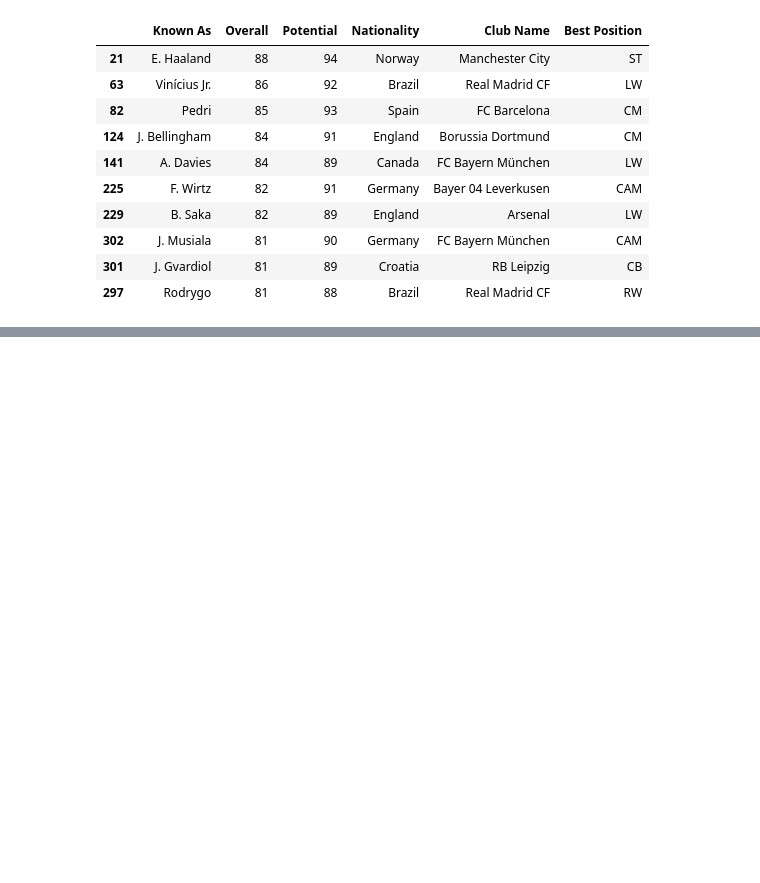
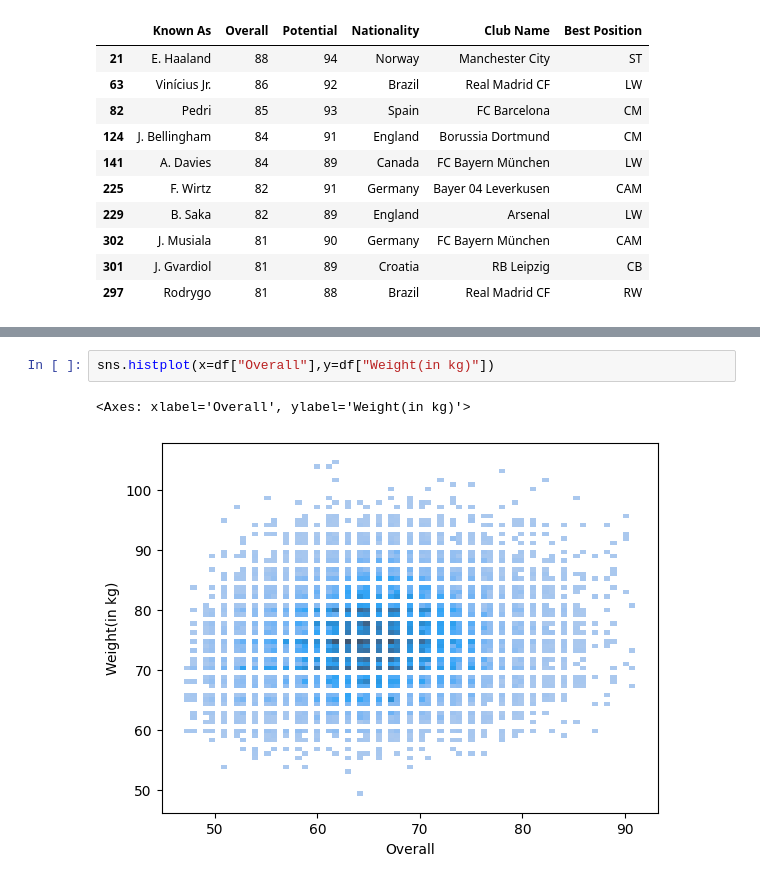
Before and after one commit to vanshuwjoshi/FIFA23-Data-Analysis, a Jupyter notebook: FIFA23-Players-EDA.ipynb, the cells around one changed output, grey strips where cells are left out. Drawn from its saved outputs; the diff is of its cells as text; blank space fills up the shorter version.

```diff
--- a/FIFA23-Players-EDA.ipynb
+++ b/FIFA23-Players-EDA.ipynb
@@ -211,0 +241,5 @@ get_top_10_category(df[df["Age"]<=21],["Overall","Potential"])
+# %%
+sns.histplot(x=df["Overall"],y=df["Weight(in kg)"])
+# %% [output]
+<Axes: xlabel='Overall', ylabel='Weight(in kg)'>
+[figure, added]
```
Also changed, not shown: parts of 16 cells of this notebook.
